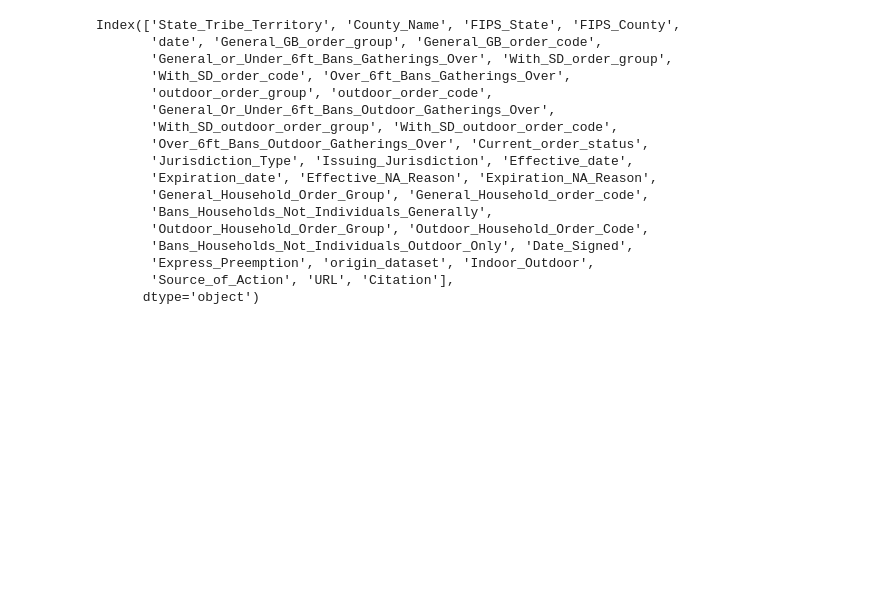
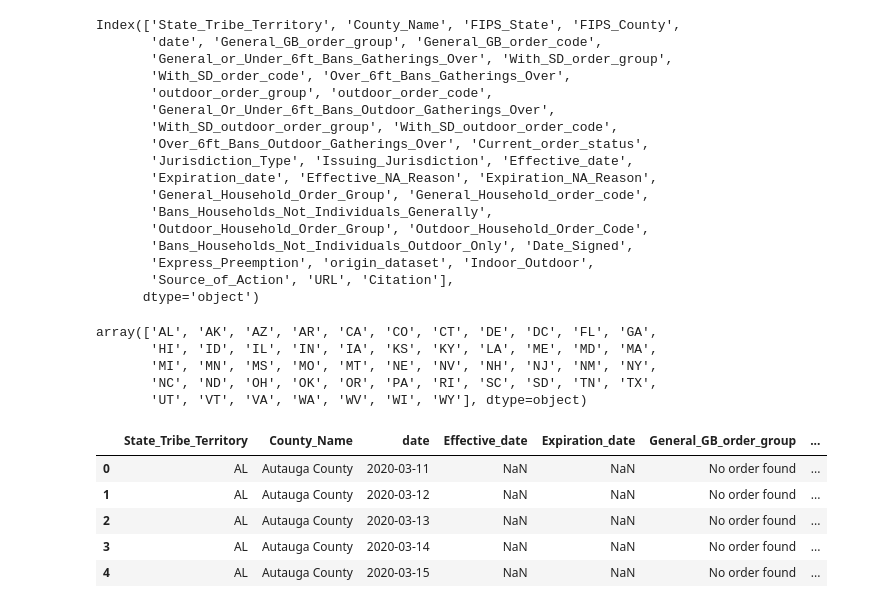
Before and after one commit to DS4A-Team79/COVID-Project, a Jupyter notebook: nmatos/GatherBansExploration.ipynb, the cells around one changed output. Cells and saved outputs as stored; diff of their text form; code cells hidden in the pictures; blank space fills up the shorter version.

Commit message:
[Feat] Basic Data Cleaning
Singled out the columns necessary, and removed US territories from the analysis

```diff
--- a/nmatos/GatherBansExploration.ipynb
+++ b/nmatos/GatherBansExploration.ipynb
@@ -153,3 +87,45 @@ Index(['State_Tribe_Territory', 'County_Name', 'FIPS_State', 'FIPS_County',
        'Express_Preemption', 'origin_dataset', 'Indoor_Outdoor',
        'Source_of_Action', 'URL', 'Citation'],
       dtype='object')
+# %%
+#drop US territories, keep DC
+bans_us = bans.copy()
+bans_us = bans_us[~bans_us['State_Tribe_Territory'].isin(['AS','GU','MP','PR','VI'])]
+bans_us['State_Tribe_Territory'].unique()
+# %% [output]
+array(['AL', 'AK', 'AZ', 'AR', 'CA', 'CO', 'CT', 'DE', 'DC', 'FL', 'GA',
+       'HI', 'ID', 'IL', 'IN', 'IA', 'KS', 'KY', 'LA', 'ME', 'MD', 'MA',
+       'MI', 'MN', 'MS', 'MO', 'MT', 'NE', 'NV', 'NH', 'NJ', 'NM', 'NY',
+       'NC', 'ND', 'OH', 'OK', 'OR', 'PA', 'RI', 'SC', 'SD', 'TN', 'TX',
+       'UT', 'VT', 'VA', 'WA', 'WV', 'WI', 'WY'], dtype=object)
+# %%
+#Decide on what columns to keep
+final_cols = [
+    'State_Tribe_Territory',
+    'County_Name',
+    'date',
+    'Effective_date',
+    'Expiration_date',
+    'General_GB_order_group',
+    'General_GB_order_code',
+    'outdoor_order_group',
+    'outdoor_order_code',
+    'With_SD_outdoor_order_group',
+    'With_SD_outdoor_order_code',
+    'General_Household_Order_Group',
+    'General_Household_order_code',
+    'Outdoor_Household_Order_Group',
+    'Outdoor_Household_Order_Code',
+    'Current_order_status'
+]
+
+bans_us_short = bans_us.copy()
+bans_us_short = bans_us_short[final_cols]
+bans_us_short.head()
+# %% [output]
+|  | State_Tribe_Territory | County_Name | date | Effective_date | Expiration_date | General_GB_order_group | ... |
+| 0 | AL | Autauga County | 2020-03-11 | NaN | NaN | No order found | ... |
+| 1 | AL | Autauga County | 2020-03-12 | NaN | NaN | No order found | ... |
+| 2 | AL | Autauga County | 2020-03-13 | NaN | NaN | No order found | ... |
+| 3 | AL | Autauga County | 2020-03-14 | NaN | NaN | No order found | ... |
+| 4 | AL | Autauga County | 2020-03-15 | NaN | NaN | No order found | ... |
```
Also changed, not shown: parts of 6 cells of this notebook.
